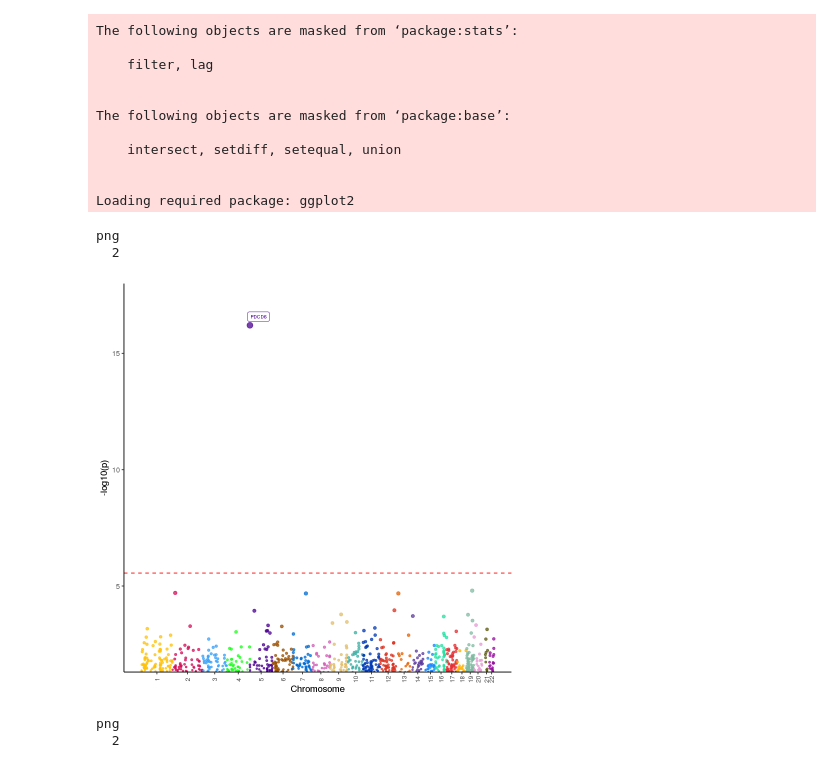
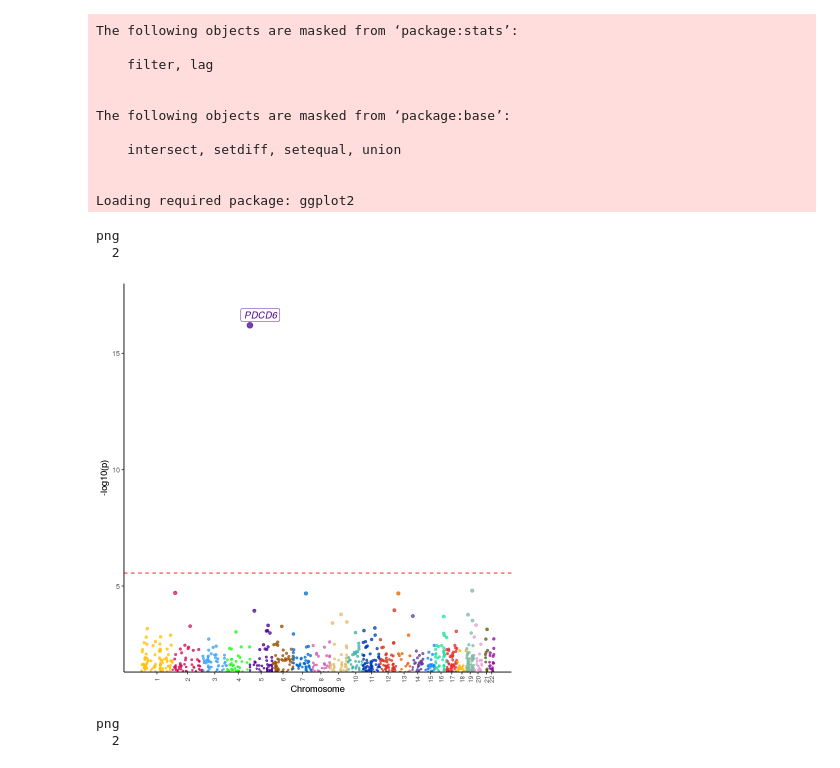
Before and after one commit to statgenetics/UKBB_GWAS_dev, a Jupyter notebook: workflow/rarevarianttable.ipynb, the cells around one changed output. Cells and saved outputs as stored; diff of their text form; code cells hidden in the pictures.

```diff
--- a/workflow/rarevarianttable.ipynb
+++ b/workflow/rarevarianttable.ipynb
@@ -5088,35 +5088,35 @@ manhplot <- ggplot(sig.dat, aes(x = BPcum, y = -log10(P ),
   geom_hline(yintercept = -log10(sig), color = "red1", linetype = "dashed") +
   scale_x_continuous(label = axis.set$CHR, breaks = axis.set$center) +
   scale_y_continuous(expand = c(0, 0), limits=c(NA, 18)) +
   scale_color_manual(values = c("#FFC20A","#D41159","#39A2FA","#1AFF1A","#4B0092",
                                 "#994F00","#006CD1","#D35FB7","#E1BE6A","#40B0A6",
                                 "#003AB5","#DC3220","#E66100","#5D3A9B","#1A85FF",
                                 "#24E1A4","#E43034","#FFB000","#80BBA2","#E799D6",
                                 "#5D5A10","#980EA0")) +
   scale_size_continuous(range = c(0.5,3)) +
   # Add highlighted points and annotation
   # geom_point(data=subset(sig.dat, is_highlight=="yes"), color="orange", alpha=0.75) +
-  geom_label_repel(data=subset(sig.dat, is_annotate=="yes"), aes(label=SNP), size=2) +
+  geom_label_repel(data=subset(sig.dat, is_annotate=="yes"), aes(label=SNP), size=4,fontface = "italic") +
   labs(x = "Chromosome",
        y = "-log10(p)" ) +
   theme_classic() +
   theme(
     legend.position = "none",
     panel.border = element_blank(),
     panel.grid.major.x = element_blank(),
     panel.grid.minor.x = element_blank(),
     axis.text.x = element_text(angle = 90, size = 8, vjust = 0.5)
   )
 print(manhplot)
 # To save a plot created with ggplot2 you have to use to print() function
 
 png('~/project/UKBiobank/results/REGENIE_results/results_burden_exome/040822_paper_manhattan/150K_f2247.regenie_burden.Mask2.0.01.png', width = 6, height = 2, unit='in', res=300)
 print(manhplot)
 dev.off()
 # %% [output]
 png
   2
-[figure, old version]
+[figure, new version]
 # %%
 library('dplyr')
 library('ggrepel')
```
Also changed, not shown: parts of 8 cells of this notebook, 1 other file.
